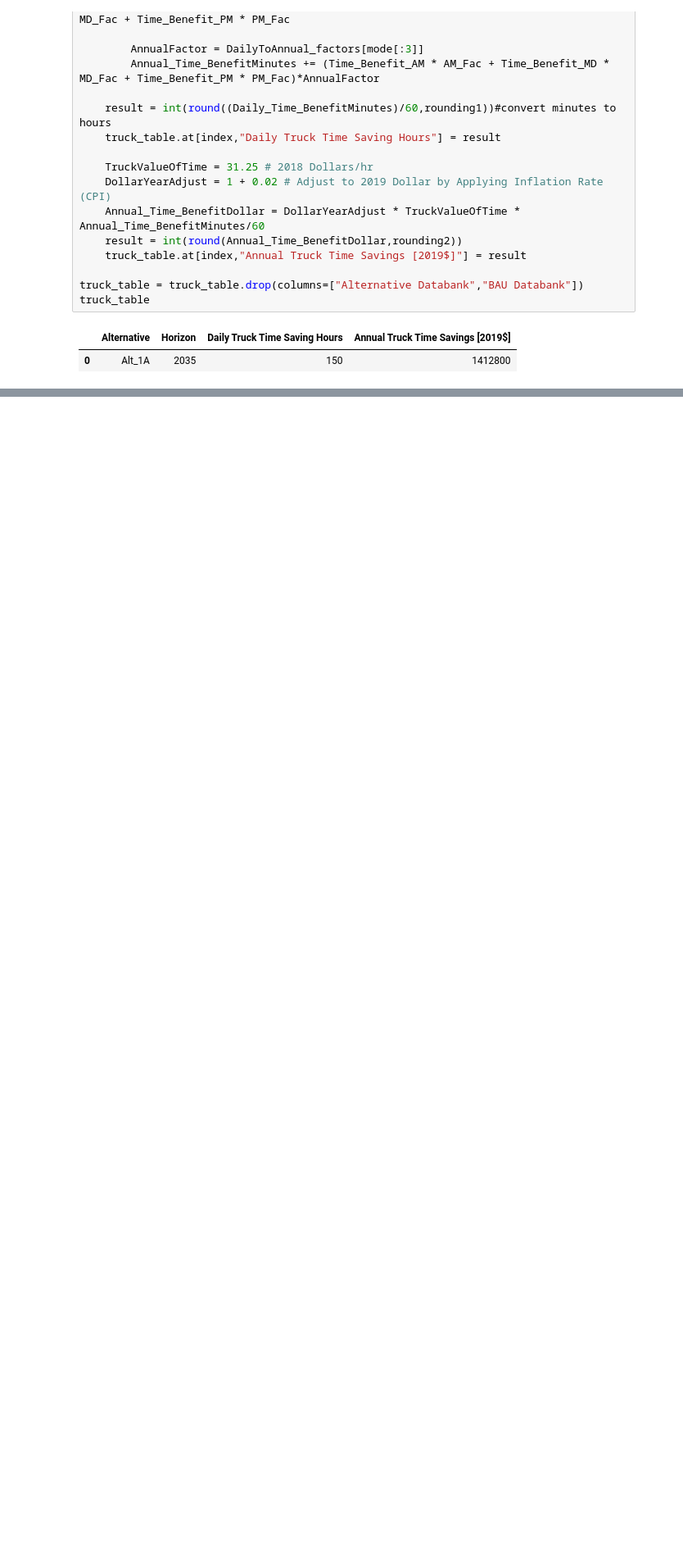
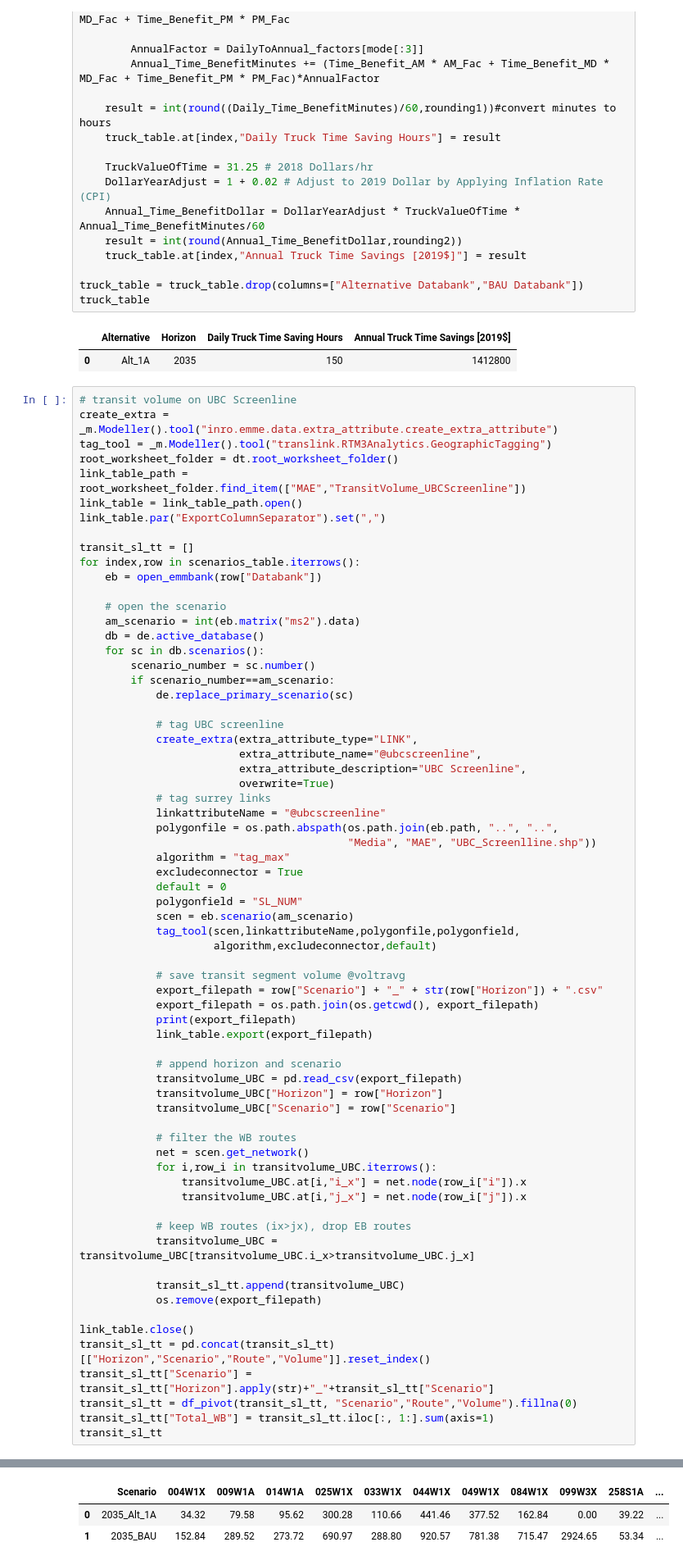
Before and after one commit to KristinaKwong/r2uPhase2, a Jupyter notebook: RTM/Scripts/MAE/MAE_Performance_Measures.ipynb, the cells around one changed output, grey strips where cells are left out. Shown: that part at 82% size. Drawn from its saved outputs; the diff is of its cells as text; blank space fills up the shorter version.

Commit message:
Add transit ridership on UBC screenline
- include input files
- add the supplement scripts into the util toolbox

```diff
--- a/RTM/Scripts/MAE/MAE_Performance_Measures.ipynb
+++ b/RTM/Scripts/MAE/MAE_Performance_Measures.ipynb
@@ -705,3 +708,71 @@ truck_table
 # %% [output]
 |  | Alternative | Horizon | Daily Truck Time Saving Hours | Annual Truck Time Savings [2019$] |
 | 0 | Alt_1A | 2035 | 150 | 1412800 |
+# %%
+# transit volume on UBC Screenline
+create_extra = _m.Modeller().tool("inro.emme.data.extra_attribute.create_extra_attribute")
+tag_tool = _m.Modeller().tool("translink.RTM3Analytics.GeographicTagging")
+root_worksheet_folder = dt.root_worksheet_folder()
+link_table_path = root_worksheet_folder.find_item(["MAE","TransitVolume_UBCScreenline"])
+link_table = link_table_path.open()
+link_table.par("ExportColumnSeparator").set(",")
+
+transit_sl_tt = []
+for index,row in scenarios_table.iterrows():
+    eb = open_emmbank(row["Databank"])
+
+    # open the scenario
+    am_scenario = int(eb.matrix("ms2").data)
+    db = de.active_database()
+    for sc in db.scenarios():
+        scenario_number = sc.number()
+        if scenario_number==am_scenario:
+            de.replace_primary_scenario(sc)
+
+            # tag UBC screenline
+            create_extra(extra_attribute_type="LINK",
+                         extra_attribute_name="@ubcscreenline",
+                         extra_attribute_description="UBC Screenline",
+                         overwrite=True)
+            # tag surrey links
+            linkattributeName = "@ubcscreenline"
+            polygonfile = os.path.abspath(os.path.join(eb.path, "..", "..",
+                                          "Media", "MAE", "UBC_Screenlline.shp"))
+            algorithm = "tag_max"
+            excludeconnector = True
+            default = 0
+            polygonfield = "SL_NUM"
+            scen = eb.scenario(am_scenario)
+            tag_tool(scen,linkattributeName,polygonfile,polygonfield,
+                     algorithm,excludeconnector,default)
+
+            # save transit segment volume @voltravg
+            export_filepath = row["Scenario"] + "_" + str(row["Horizon"]) + ".csv"
+            export_filepath = os.path.join(os.getcwd(), export_filepath)
+            print(export_filepath)
+            link_table.export(export_filepath)
+
+            # append horizon and scenario
+            transitvolume_UBC = pd.read_csv(export_filepath)
+            transitvolume_UBC["Horizon"] = row["Horizon"]
+            transitvolume_UBC["Scenario"] = row["Scenario"]
+
+            # filter the WB routes
+            net = scen.get_network()
+            for i,row_i in transitvolume_UBC.iterrows():
+                transitvolume_UBC.at[i,"i_x"] = net.node(row_i["i"]).x
+                transitvolume_UBC.at[i,"j_x"] = net.node(row_i["j"]).x
+
+            # keep WB routes (ix>jx), drop EB routes
+            transitvolume_UBC = transitvolume_UBC[transitvolume_UBC.i_x>transitvolume_UBC.j_x]
+
+            transit_sl_tt.append(transitvolume_UBC)
+            os.remove(export_filepath)
+
+link_table.close()
+transit_sl_tt = pd.concat(transit_sl_tt)[["Horizon","Scenario","Route","Volume"]].reset_index()
+transit_sl_tt["Scenario"] = transit_sl_tt["Horizon"].apply(str)+"_"+transit_sl_tt["Scenario"]
+transit_sl_tt = df_pivot(transit_sl_tt, "Scenario","Route","Volume").fillna(0)
+transit_sl_tt["Total_WB"] = transit_sl_tt.iloc[:, 1:].sum(axis=1)
+transit_sl_tt
+# %% [output]
@@ -707,0 +781,3 @@ truck_table
+|  | Scenario | 004W1X | 009W1A | 014W1A | 025W1X | 033W1X | 044W1X | 049W1X | 084W1X | 099W3X | 258S1A | ... |
+| 0 | 2035_Alt_1A | 34.32 | 79.58 | 95.62 | 300.28 | 110.66 | 441.46 | 377.52 | 162.84 | 0.00 | 39.22 | ... |
+| 1 | 2035_BAU | 152.84 | 289.52 | 273.72 | 690.97 | 288.80 | 920.57 | 781.38 | 715.47 | 2924.65 | 53.34 | ... |
```
Also changed, not shown: parts of 2 cells of this notebook, 11 other files.
